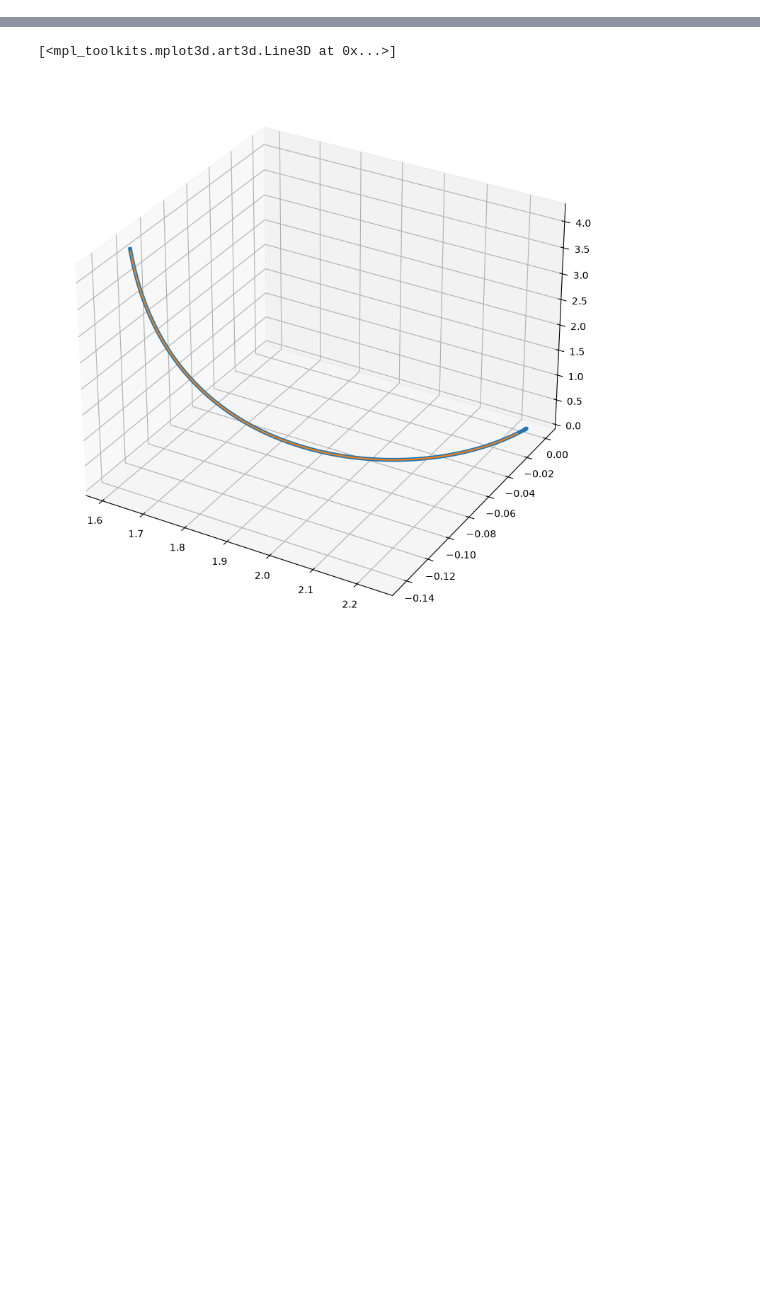
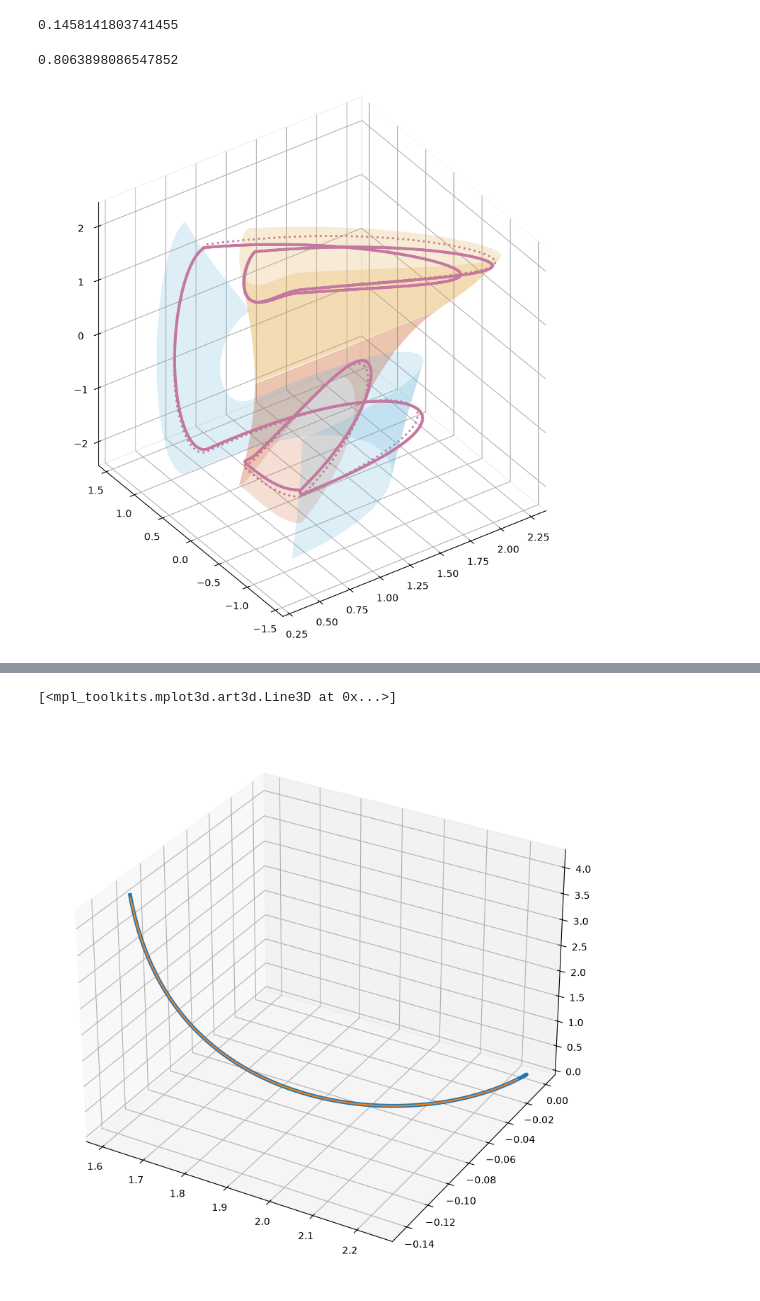
Before and after one commit to GLembrez/NMM-hopper, a Jupyter notebook: controller.ipynb, the cells around one changed output, grey strips where cells are left out. Saved outputs shown, nothing was run; the diff lists cells and outputs as text; code cells hidden in the pictures; blank space fills up the shorter version.

```diff
--- a/controller.ipynb
+++ b/controller.ipynb
@@ -168,11 +133,34 @@ passive_traj = solver_RL_1.traj_s_list(solver_RL_1.flight_to_stance(sol1_step1['
+# %%
+# # second step
+
+x0 = S_rev_1s.flight_to_stance(sol_rev_1s["flight"][:,-1])
+xs_init = fw_to_bw[[0,1,3,4],:S_rev_2s.N]
+xf_init = fw_to_bw[:,S_rev_2s.N:]
+dt_init = cs.vertcat(u_fw_to_bw[7],u_fw_to_bw[6]+u_fw_to_bw[8])
+S_bac_1s.initialize(x0,xs_init,xf_init,dt_init)
+start = time()
+sol_bac_1s = S_bac_1s.solve()
+end = time()
+print(end-start)
+e = 0.5*(sol_bac_1s['flight'][3,-1]**2+sol_bac_1s['flight'][4,-1]**2) + sol_bac_1s['flight'][1,-1]**2
+u_end = LUT_BW(e)
+passive_traj_ = S_bac_1s.traj_f_list(u_end[:6],u_bw[6],0)
+passive_trajs = S_bac_1s.stance_to_flight(S_bac_1s.traj_s_list(S_bac_1s.flight_to_stance(passive_traj_[:,-1]),u_end[7],0))
+passive_trajf = S_bac_1s.traj_f_list(passive_trajs[:,-1],u_bw[6]*2,0)
+# %% [output]
+0.1458141803741455
 # %%
-# # baseline
-# x0 = fw[[0,1,3,4],0]
-# xs_init = [fw[[0,1,3,4],:solver_RL.N],fw_to_bw[[0,1,3,4],:solver_RL.N]]
-# xf_init = [fw[:,solver_RL.N:],fw_to_bw[:,solver_RL.N:]]
-# dt_init = cs.vertcat(u_fw[6]+u_fw[8],u_fw[7],u_fw[6]+u_fw[8],u_fw[7])
-# solver_B.initialize(x0,xs_init,xf_init,dt_init)
-# start = time()
-# sol_baseline = solver_B.solve()
-# end = time()
-# print(end-start)
+# baseline
+x0 = fw[[0,1,3,4],0]
+xs_init = [fw[[0,1,3,4],:S_rev_2s.N],fw_to_bw[[0,1,3,4],:S_rev_2s.N]]
+xf_init = [fw[:,S_rev_2s.N:],fw_to_bw[:,S_rev_2s.N:]]
+dt_init = cs.vertcat(u_fw[6]+u_fw[8],u_fw[7],u_fw[6]+u_fw[8],u_fw[7])
+solver_B.initialize(x0,xs_init,xf_init,dt_init)
+start = time()
+sol_baseline = solver_B.solve()
+end = time()
+print(end-start)
+passive_baselines = S_bac_1s.stance_to_flight(S_bac_1s.traj_s_list(S_bac_1s.flight_to_stance(sol_baseline['flight'][1][:,-1]),u_bw[7],0))
+passive_baselinef = S_bac_1s.traj_f_list(passive_baselines[:,-1],u_bw[6]*2,0)
+# %% [output]
+0.8063898086547852
@@ -178,0 +238,21 @@ passive_traj = solver_RL_1.traj_s_list(solver_RL_1.flight_to_stance(sol1_step1['
+# %%
+
+fig = plt.figure(figsize=(10,10),facecolor='white',dpi=200)
+ax3d = fig.add_subplot(1,1,1,projection='3d')
+ax3d.set_proj_type('ortho')
+ax3d.set_box_aspect((4,4,4))
+ax3d.xaxis.pane.fill = False
+ax3d.yaxis.pane.fill = False
+ax3d.zaxis.pane.fill = False
+
+ax3d.plot_surface(surface_FW[:,1], surface_FW[:,2], surface_FW[:,3],color='#e09d2e',shade=False, edgecolor='none', alpha=0.2)
+ax3d.plot_surface(surface_BW[:,1], surface_BW[:,2], surface_BW[:,3],color='#cd6129',shade=False, edgecolor='none', alpha=0.2)
+ax3d.plot_surface(surface_FW_TO_BW[:,1], surface_FW_TO_BW[:,2], surface_FW_TO_BW[:,3],color='#5aadda',shade=False, edgecolor='none', alpha=0.2,zorder=0)
+ax3d.plot(traj[1,:],traj[2,:],traj[3,:],'#c478a0',linewidth=3,zorder=10)
+ax3d.plot(traj_baseline[1,:],traj_baseline[2,:],traj_baseline[3,:],'#c478a0',linestyle=':',linewidth=2)
+ax3d.view_init(elev=35, azim=235)
+
+
+plt.show()
+# %% [output]
+[figure, added]
```
Also changed, not shown: parts of 26 cells of this notebook.
